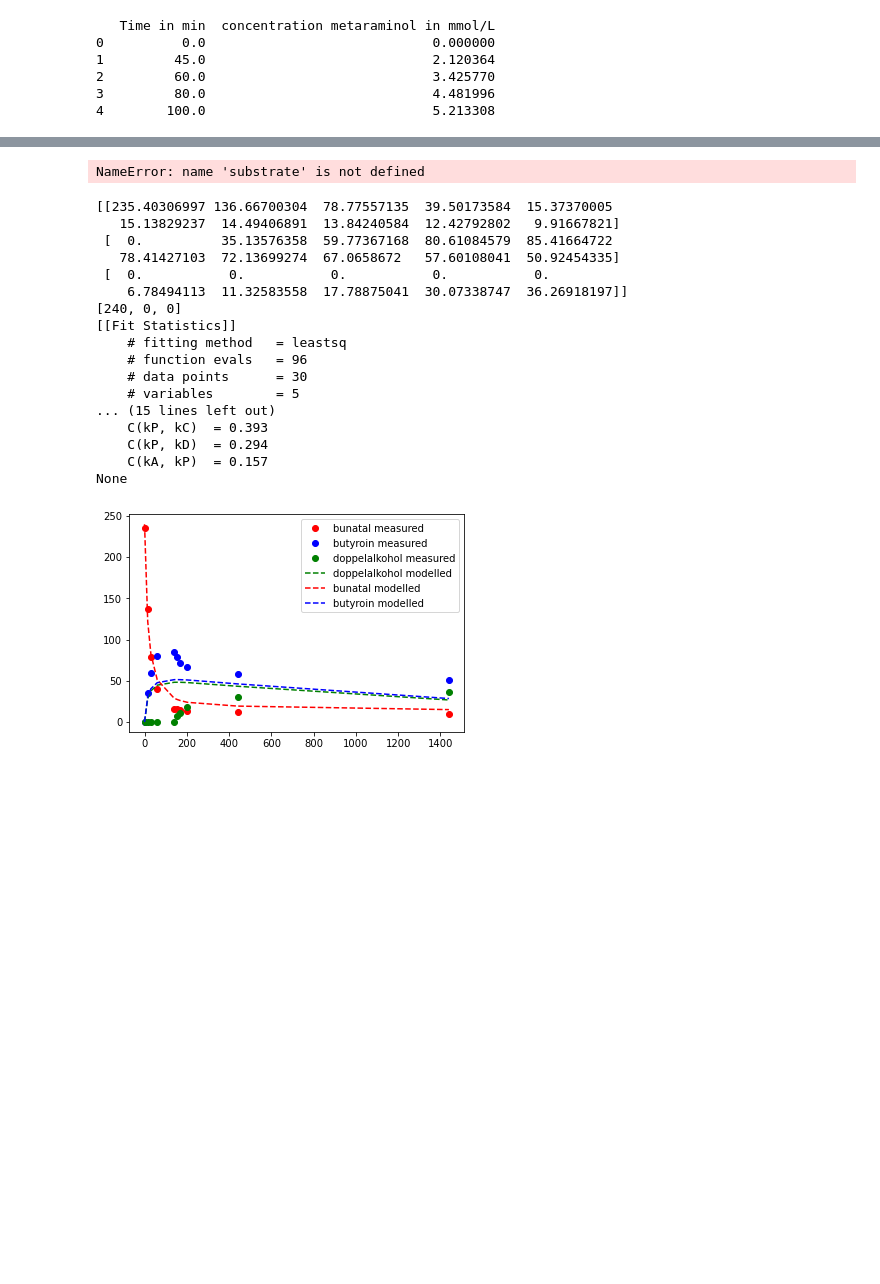
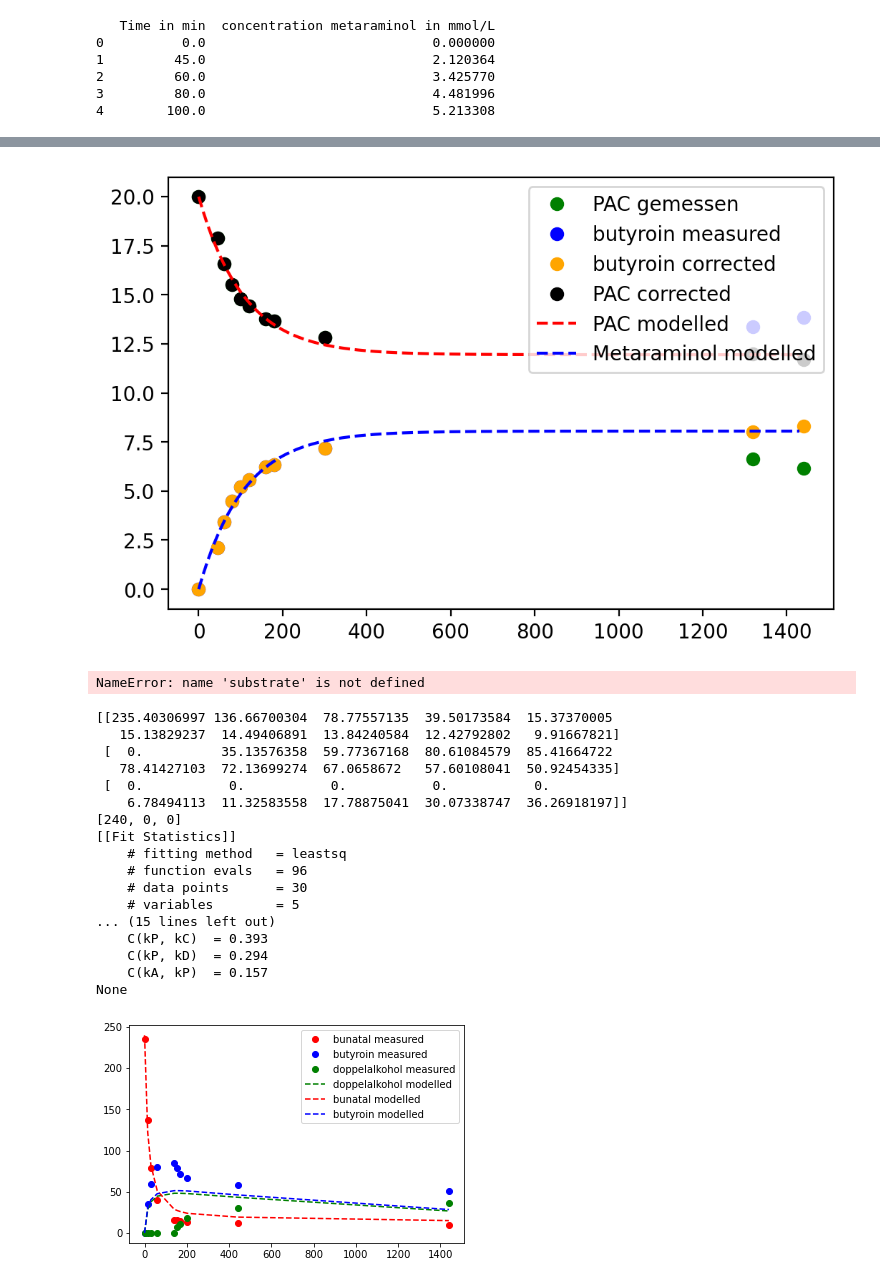
Before and after one commit to BioCatHub/wt_modeling, a Jupyter notebook: Drafts/Metaraminolsynthesis/metaraminolsynthese.ipynb, the cells around one changed output, grey strips where cells are left out. Drawn from its saved outputs; the diff is of its cells as text; code cells hidden in the pictures; blank space fills up the shorter version.

Commit message:
feat: metaraminolsynthese optimised

```diff
--- a/Drafts/Metaraminolsynthesis/metaraminolsynthese.ipynb
+++ b/Drafts/Metaraminolsynthesis/metaraminolsynthese.ipynb
@@ -221,0 +247,90 @@ None
+# %%
+# Test wit optimised concentrations
+
+from scipy.integrate import odeint
+import lmfit
+
+# Definition of DGL system
+# A = Initial conditions
+# t = time or x-values
+# kA = Constant A
+# kB = Constant B
+
+
+reaction_time = np.array(time)
+data_list = [substrate_PAC_corrected, product_array_corrected]
+data = np.array(data_list)
+
+y0_array = [20, 0]
+print("y0_array", y0_array)
+
+def dadt(kA, kAI, A, B, t):
+    #dcdt = -kA*A*kB*B
+    dcdt = -kA*A + kAI*B
+    return dcdt
+def dbdt(kA, kAI, A, B, t):
+    #dadt = kA*A*kB*B
+    dadt = kA*A - kAI * B
+    return dadt
+
+
+def dglsys(init_cond_array, t, kA, kAI):
+    A = init_cond_array[0]
+    B = init_cond_array[1]
+    #C = init_cond_array[2]
+    dAdt = dadt(kA, kAI, A, B, t)
+    dBdt = dbdt(kA, kAI, A, B, t)
+    #dBdt = (kA*A**2)*0.5 - kB*P - kC*P + kD*C
+    #dBdt = dbdt(kA, kB, kC, kD, A, P, C, t)
+    #dCdt = dcdt(kC, kD, P, C, t)
+    #dCdt = kC*P - kD*C
+    dZdt = np.array([dAdt, dBdt])
+    return dZdt
+
+sol = odeint(dglsys, y0_array, reaction_time, args=(0.00255723, 0.00125168))
+
+time_smooth = np.arange(0,1440, 10)
+sol_smooth = odeint(dglsys, y0_array, time_smooth, args=(0.00372487, 0.00552554))
+
+params = lmfit.Parameters()
+params.add('kA', 0.05, min=0.000000000000000000000001, max=1)
+#params.add("kB", 0.01, min=0.00000000000000002, max = 1)
+params.add("kAI", 0.01, min=0.0000000000000001, max=1)
+
+
+def residual(params, time, data_sets):
+    kA = params['kA'].value
+    #kB = params["kB"].value
+    kAI = params["kAI"].value
+
+    ymodel=odeint(dglsys, y0_array, time, args=(kA, kAI))
+    prod = data_sets[0]-ymodel[:,0] # array 1
+    substr = data_sets[1]-ymodel[:,1]
+    result = [prod, substr] # result is returned as array
+    return np.array(result)
+
+solution = lmfit.minimize(residual, params, args=(np.array(reaction_time), data_list))
+print(lmfit.report_fit(solution))
+
+
+
+fig, ax = plt.subplots()
+ax.plot(time, substrate_PAC, label="PAC gemessen", color="green", linestyle="", marker="o")
+ax.plot(time, product, label="butyroin measured", color="blue", linestyle="", marker="o")
+ax.plot(time, product_array_corrected, label="butyroin corrected", color="orange", linestyle="", marker="o")
+ax.plot(time, substrate_PAC_corrected, label="PAC corrected", color="black", linestyle="", marker="o")
+#ax.plot(time, product2, label="octandiol modelled", color="green", linestyle="", marker="o")
+
+#ax.plot(time, sol[:,2], label="octandiol modelled", linestyle="--", color="green")
+#ax.plot(reaction_time, sol[:,0], label="PAC modelled", linestyle="--", color="red")
+#ax.plot(reaction_time, sol[:,1], label="Metaraminol modelled", linestyle="--", color = "blue")
+
+
+ax.plot(time_smooth, sol_smooth[:,0], label="PAC modelled", linestyle="--", color="red")
+ax.plot(time_smooth, sol_smooth[:,1], label="Metaraminol modelled", linestyle="--", color = "blue")
+
+
+ax.legend()
+#plt.savefig("testfig-delayed-only measured.svg", format="svg")
+plt.show()
+# %% [output]
@@ -222,3 +353,4 @@ None
+[figure, added]
 # %%
 # Extenden Model
 
```
Also changed, not shown: parts of 4 cells of this notebook.
